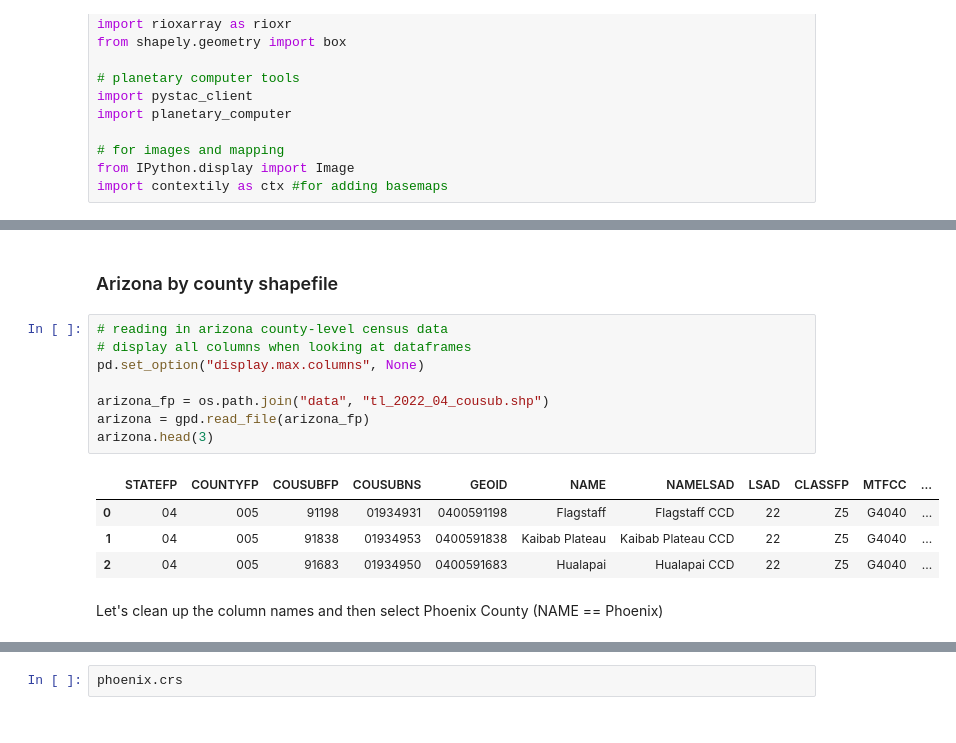
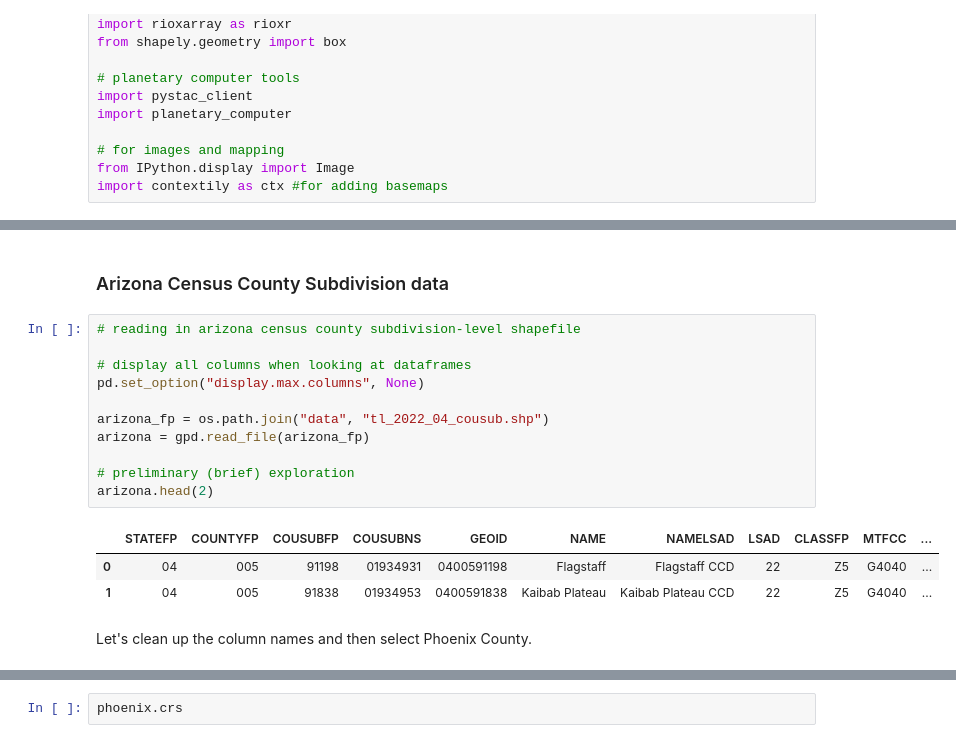
Before and after one commit to annaramji/biodiv-index-phoenix, a Jupyter notebook: biodiversity_index_phoenix.ipynb, the cells around one changed output, grey strips where cells are left out. Saved outputs shown, nothing was run; the diff lists cells and outputs as text.

```diff
--- a/biodiversity_index_phoenix.ipynb
+++ b/biodiversity_index_phoenix.ipynb
@@ -87,22 +104,24 @@ px_2020 = items[3]
 # %% [output]
 There are 4 items in the search.
 # %% [markdown]
-### Arizona by county shapefile
+### Arizona Census County Subdivision data
 # %%
-# reading in arizona county-level census data
+# reading in arizona census county subdivision-level shapefile
+
 # display all columns when looking at dataframes
 pd.set_option("display.max.columns", None)
 
 arizona_fp = os.path.join("data", "tl_2022_04_cousub.shp")
 arizona = gpd.read_file(arizona_fp)
-arizona.head(3)
+
+# preliminary (brief) exploration
+arizona.head(2)
 # %% [output]
 |  | STATEFP | COUNTYFP | COUSUBFP | COUSUBNS | GEOID | NAME | NAMELSAD | LSAD | CLASSFP | MTFCC | ... |
 | 0 | 04 | 005 | 91198 | 01934931 | 0400591198 | Flagstaff | Flagstaff CCD | 22 | Z5 | G4040 | ... |
 | 1 | 04 | 005 | 91838 | 01934953 | 0400591838 | Kaibab Plateau | Kaibab Plateau CCD | 22 | Z5 | G4040 | ... |
-| 2 | 04 | 005 | 91683 | 01934950 | 0400591683 | Hualapai | Hualapai CCD | 22 | Z5 | G4040 | ... |
 # %% [markdown]
-Let's clean up the column names and then select Phoenix County (NAME == Phoenix)
+Let's clean up the column names and then select Phoenix County.
 # %%
 arizona.columns = arizona.columns.str.lower()
 
```
Also changed, not shown: parts of 41 cells of this notebook.
